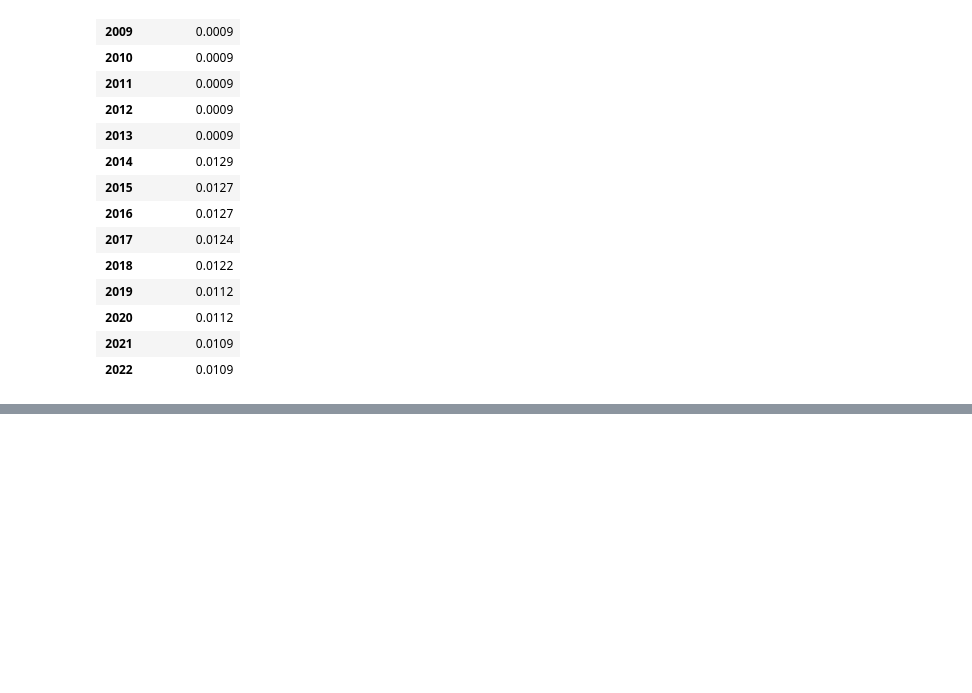
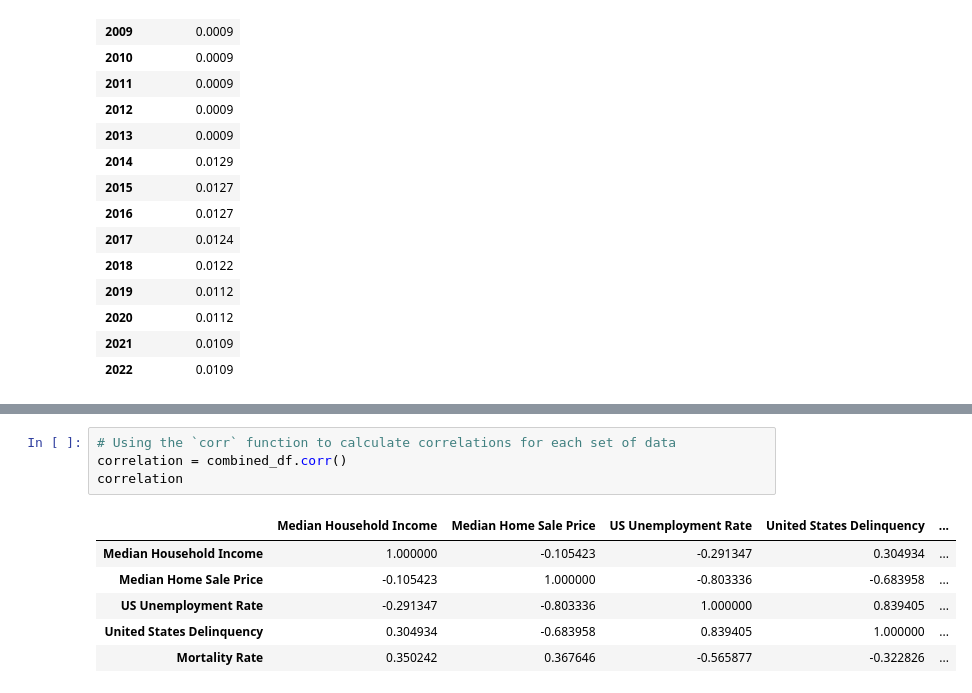
Before and after one commit to seldomwind/realestatemarketanalysis, a Jupyter notebook: Real_Estate_Analysis/Resources/Importandclean.ipynb, the cells around one changed output, grey strips where cells are left out. Drawn from its saved outputs; the diff is of its cells as text; blank space fills up the shorter version.

```diff
--- a/Real_Estate_Analysis/Resources/Importandclean.ipynb
+++ b/Real_Estate_Analysis/Resources/Importandclean.ipynb
@@ -160,0 +186,11 @@ mortality_rate_final
+# %%
+# Using the `corr` function to calculate correlations for each set of data
+correlation = combined_df.corr()
+correlation
+# %% [output]
+|  | Median Household Income | Median Home Sale Price | US Unemployment Rate | United States Delinquency | ... |
+| Median Household Income | 1.000000 | -0.105423 | -0.291347 | 0.304934 | ... |
+| Median Home Sale Price | -0.105423 | 1.000000 | -0.803336 | -0.683958 | ... |
+| US Unemployment Rate | -0.291347 | -0.803336 | 1.000000 | 0.839405 | ... |
+| United States Delinquency | 0.304934 | -0.683958 | 0.839405 | 1.000000 | ... |
+| Mortality Rate | 0.350242 | 0.367646 | -0.565877 | -0.322826 | ... |
```
Also changed, not shown: parts of 3 cells of this notebook.
